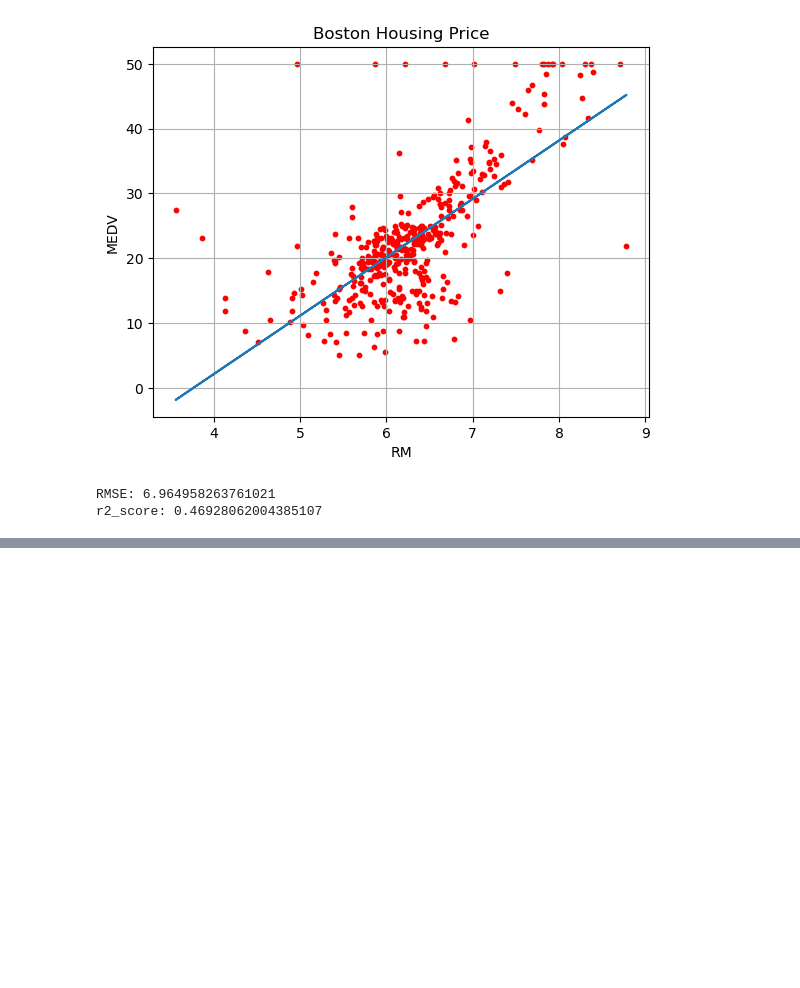
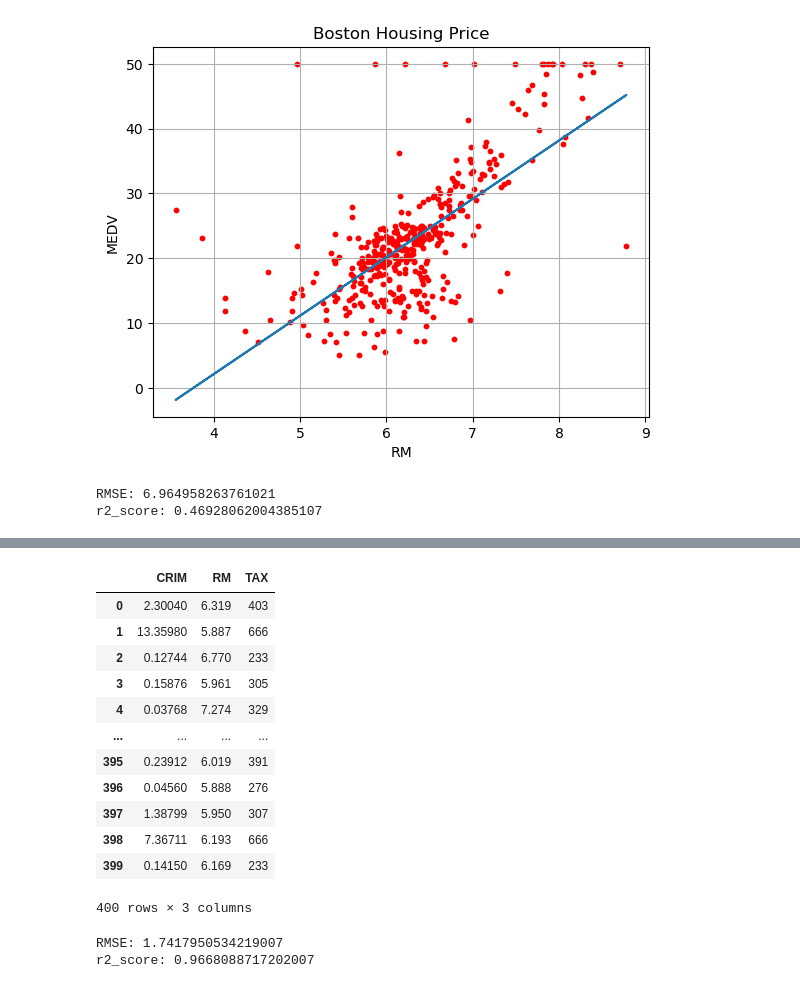
Before and after one commit to DayeonJE/aws_lab04, a Jupyter notebook: 03_머신러닝/02_선형회귀모델_Boston주택가격예측.ipynb, the cells around one changed output, grey strips where cells are left out. Drawn from its saved outputs; the diff is of its cells as text; code cells hidden in the pictures; blank space fills up the shorter version.

```diff
--- a/03_머신러닝/02_선형회귀모델_Boston주택가격예측.ipynb
+++ b/03_머신러닝/02_선형회귀모델_Boston주택가격예측.ipynb
@@ -92,0 +159,44 @@ r2_score: 0.46928062004385107
+# %%
+new_df = df.loc[:,['CRIM','RM','TAX']]
+new_df  # X값으로 사용
+# %% [output]
+|  | CRIM | RM | TAX |
+| 0 | 2.30040 | 6.319 | 403 |
+| 1 | 13.35980 | 5.887 | 666 |
+| 2 | 0.12744 | 6.770 | 233 |
+| 3 | 0.15876 | 5.961 | 305 |
+| 4 | 0.03768 | 7.274 | 329 |
+| ... | ... | ... | ... |
+| 395 | 0.23912 | 6.019 | 391 |
+| 396 | 0.04560 | 5.888 | 276 |
+| 397 | 1.38799 | 5.950 | 307 |
+| 398 | 7.36711 | 6.193 | 666 |
+| 399 | 0.14150 | 6.169 | 233 |
+400 rows × 3 columns
+# %%
+from sklearn.ensemble import RandomForestRegressor
+
+rf = RandomForestRegressor(n_estimators=200,random_state=0)
+
+# 다항 회귀
+x = df.iloc[:,:-1]
+y = df.iloc[:,-1]
+
+# 학습
+rf.fit(x,y)
+
+# 예측
+y_pred = rf.predict(x)
+
+# 정확도 측정, 평가 지표
+mse = mean_squared_error(y,y_pred)  # 평균 제곱 오차
+rmse = np.sqrt(mse)                 # 평균 제곱근 오차
+print('RMSE:',rmse)                 # RMSE: 1.7417950534219007
+
+# R2(R-squared),결정 계수 : 예측 값의 분산/실제 값의 분산 , 1일때 가장 설명력이 높다
+#                          절대 지표
+r2 = r2_score(y,y_pred)
+print('r2_score:',r2)      # r2_score: 0.9668088717202007
+# %% [output]
+RMSE: 1.7417950534219007
+r2_score: 0.9668088717202007
```
Also changed, not shown: parts of 4 cells of this notebook, 1 other file.
